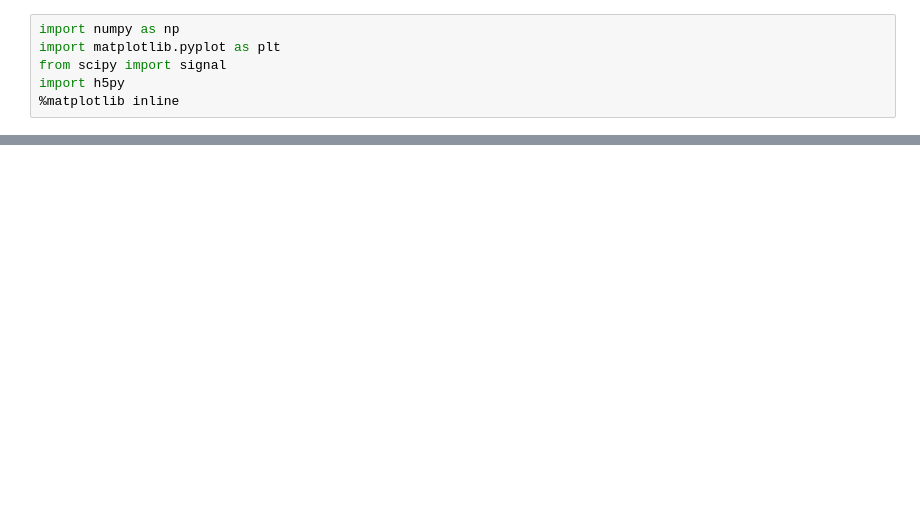
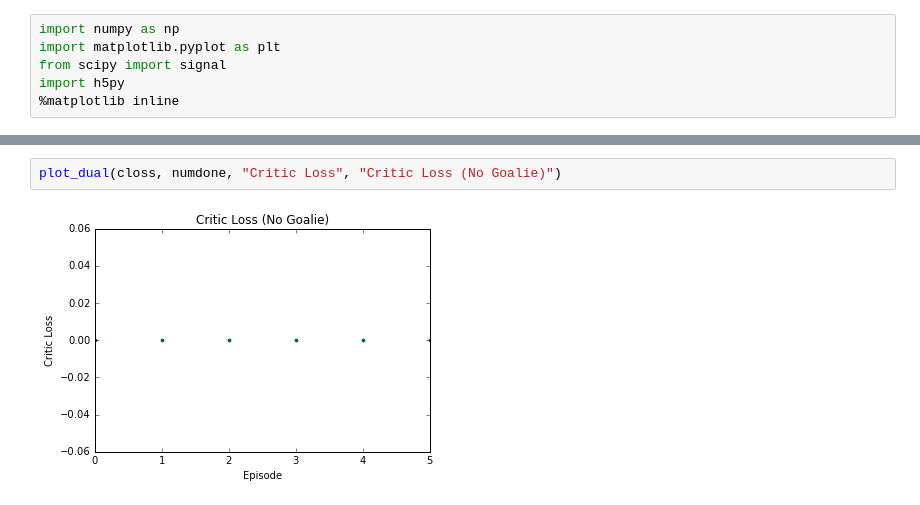
Before and after one commit to suraj-nair-1/DDPG, a Jupyter notebook: MADDPG_Metrics.ipynb, the cells around one changed output, grey strips where cells are left out. Saved outputs shown, nothing was run; the diff lists cells and outputs as text; blank space fills up the shorter version.

```diff
--- a/MADDPG_Metrics.ipynb
+++ b/MADDPG_Metrics.ipynb
@@ -37,0 +56,4 @@ plt.show()
+# %%
+plot_dual(closs, numdone, "Critic Loss", "Critic Loss (No Goalie)")
+# %% [output]
+[figure, added]
```
Also changed, not shown: parts of 8 cells of this notebook, 2 other files.
